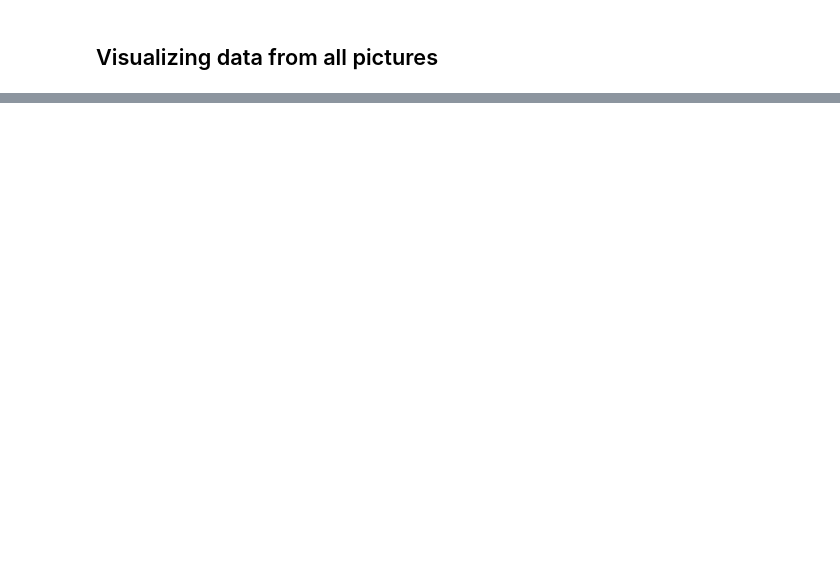
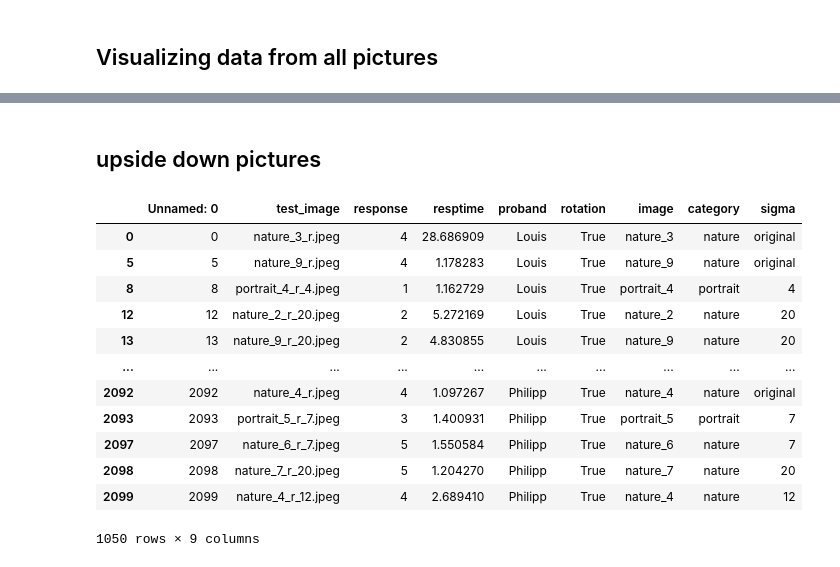
Before and after one commit to NerdPixel/PiQ, a Jupyter notebook: results/auswertung.ipynb, the cells around one changed output, grey strips where cells are left out. Cells and saved outputs as stored; diff of their text form; code cells hidden in the pictures; blank space fills up the shorter version.

```diff
--- a/results/auswertung.ipynb
+++ b/results/auswertung.ipynb
@@ -206,0 +192,20 @@ g.set(ylim = (-3, 3))
+# %% [markdown]
+## upside down pictures
+# %%
+usd = df[df['rotation'] == True]
+
+usd
+# %% [output]
+|  | Unnamed: 0 | test_image | response | resptime | proband | rotation | image | category | sigma |
+| 0 | 0 | nature_3_r.jpeg | 4 | 28.686909 | Louis | True | nature_3 | nature | original |
+| 5 | 5 | nature_9_r.jpeg | 4 | 1.178283 | Louis | True | nature_9 | nature | original |
+| 8 | 8 | portrait_4_r_4.jpeg | 1 | 1.162729 | Louis | True | portrait_4 | portrait | 4 |
+| 12 | 12 | nature_2_r_20.jpeg | 2 | 5.272169 | Louis | True | nature_2 | nature | 20 |
+| 13 | 13 | nature_9_r_20.jpeg | 2 | 4.830855 | Louis | True | nature_9 | nature | 20 |
+| ... | ... | ... | ... | ... | ... | ... | ... | ... | ... |
+| 2092 | 2092 | nature_4_r.jpeg | 4 | 1.097267 | Philipp | True | nature_4 | nature | original |
+| 2093 | 2093 | portrait_5_r_7.jpeg | 3 | 1.400931 | Philipp | True | portrait_5 | portrait | 7 |
+| 2097 | 2097 | nature_6_r_7.jpeg | 5 | 1.550584 | Philipp | True | nature_6 | nature | 7 |
+| 2098 | 2098 | nature_7_r_20.jpeg | 5 | 1.204270 | Philipp | True | nature_7 | nature | 20 |
+| 2099 | 2099 | nature_4_r_12.jpeg | 4 | 2.689410 | Philipp | True | nature_4 | nature | 12 |
+1050 rows × 9 columns
```
Also changed, not shown: parts of 35 cells of this notebook.
